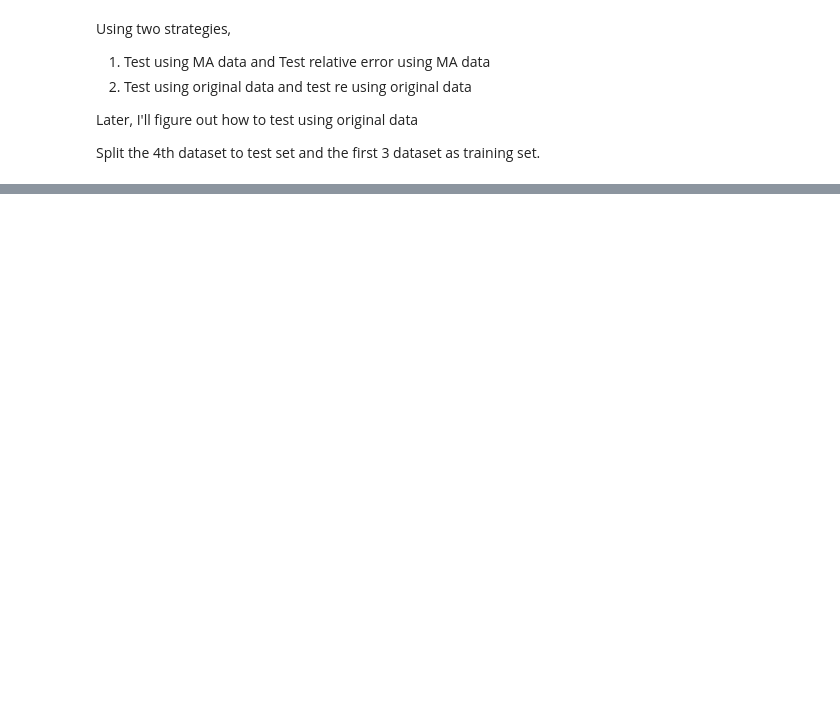
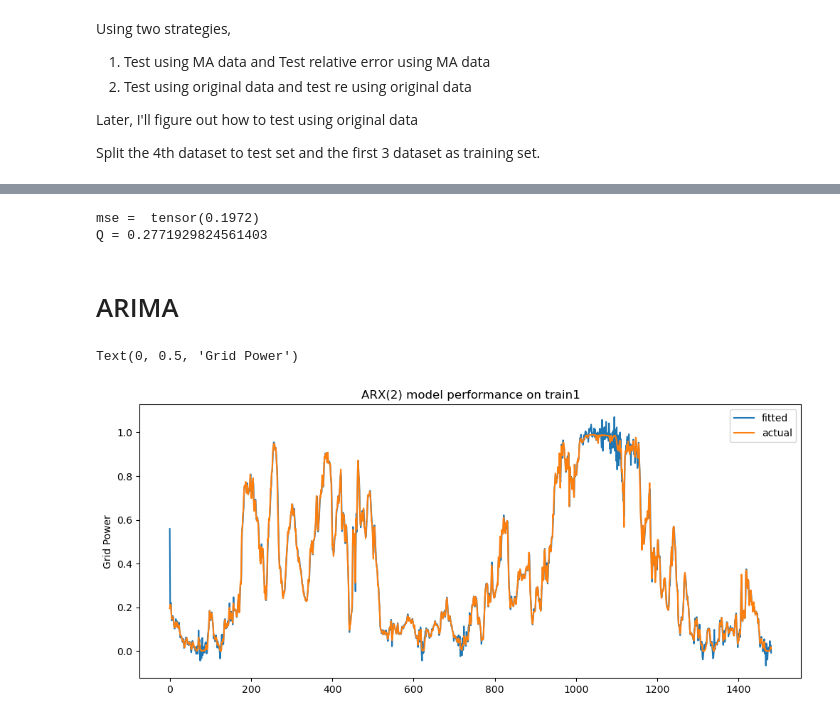
Before and after one commit to Toby-X/BDAI, a Jupyter notebook: Project/project.ipynb, the cells around one changed output, grey strips where cells are left out. Drawn from its saved outputs; the diff is of its cells as text; code cells hidden in the pictures; blank space fills up the shorter version.

```diff
--- a/Project/project.ipynb
+++ b/Project/project.ipynb
@@ -469,0 +410,52 @@ print(sum(idx)/60)
+# %%
+# Evaluation
+lstm_o.eval()
+mse = 0
+i = 0
+re = np.array([])
+with torch.no_grad():
+    for values, labels in test_dat:
+        values = values.reshape(-1, sequence_length-4, input_size).to(device)
+        labels = labels.to(device)
+
+        outputs = lstm_o(values)
+        mse += torch.sum((outputs-labels)**2)
+        i += len(labels.flatten())
+        re_tmp = np.array(np.abs(labels.flatten()-outputs.flatten()))
+        re = np.concatenate((re, re_tmp), axis=0)
+print("mse = ", mse/i)
+# mean_rerror = np.mean(re)
+# max_rerror = np.max(re)
+# median_rerror = np.median(re)
+# print(mean_rerror)
+# print(max_rerror)
+# print(median_rerror)
+idx = re <= 0.15
+idx = idx + 0
+print("Q =", sum(idx)/len(idx))
+# %% [output]
+mse =  tensor(0.1972)
+Q = 0.2771929824561403
+# %% [markdown]
+# ARIMA
+# %%
+# According to ACF, PACF, we choose ARX(2) model
+# Train with train1
+import statsmodels.api as sm
+MAX_model = sm.tsa.SARIMAX(endog=train1[:, 0].astype('float64'),
+                           exog=train1[:, 1].astype('float64'),
+                           order=(2, 0, 0))
+res = MAX_model.fit()
+# %%
+# Performance on train1 itself
+import matplotlib.pyplot as plt
+fig = plt.figure(figsize=(12, 5))
+plt.plot(res.fittedvalues, label="fitted")
+plt.plot(train1[:, 0], label="actual")
+plt.legend(loc='upper right')
+plt.title("ARX(2) model performance on train1")
+plt.ylabel("Grid Power")
+# plt.savefig(fname="ORIGtrain1.png")
+# %% [output]
+Text(0, 0.5, 'Grid Power')
+[figure, added]
```
Also changed, not shown: parts of 48 cells of this notebook, 3 other files.
